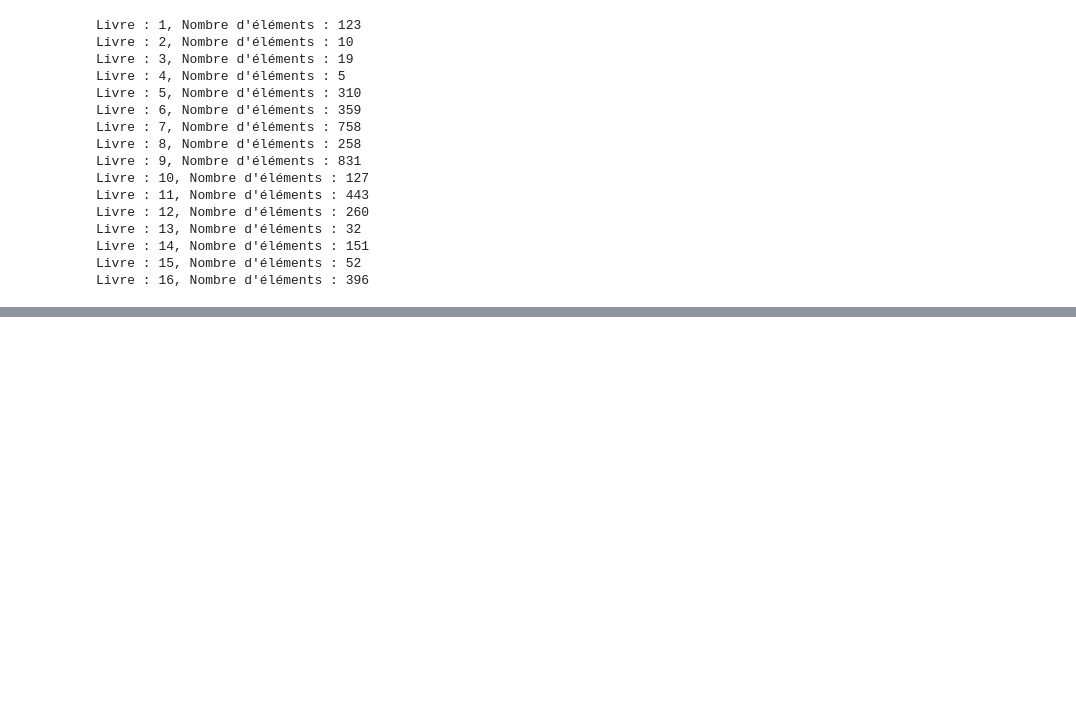
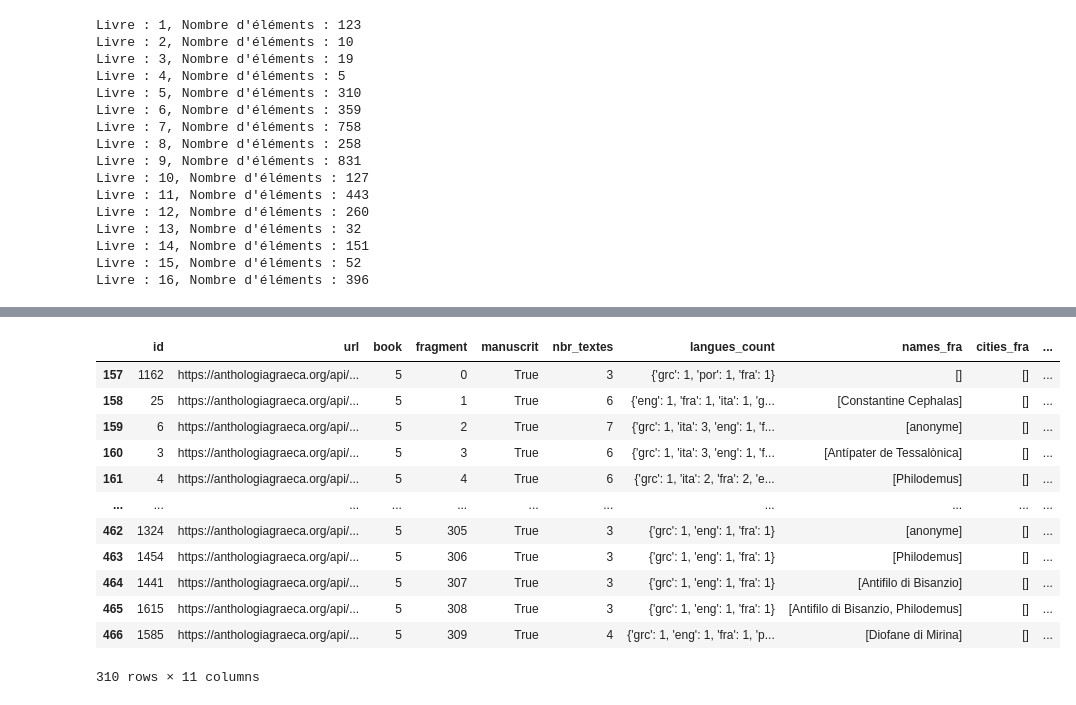
Before and after one commit to MathildeVrst/AG-Viz, a Jupyter notebook: Bokeh.ipynb, the cells around one changed output, grey strips where cells are left out. Cells and saved outputs as stored; diff of their text form; code cells hidden in the pictures; blank space fills up the shorter version.

```diff
--- a/Bokeh.ipynb
+++ b/Bokeh.ipynb
@@ -178,0 +220,18 @@ show(p)
+# %%
+df5_filter = df['book'] == 5
+data5 = df[df5_filter]
+data5
+# %% [output]
+|  | id | url | book | fragment | manuscrit | nbr_textes | langues_count | names_fra | cities_fra | ... |
+| 157 | 1162 | https://anthologiagraeca.org/api/... | 5 | 0 | True | 3 | {'grc': 1, 'por': 1, 'fra': 1} | [] | [] | ... |
+| 158 | 25 | https://anthologiagraeca.org/api/... | 5 | 1 | True | 6 | {'eng': 1, 'fra': 1, 'ita': 1, 'g... | [Constantine Cephalas] | [] | ... |
+| 159 | 6 | https://anthologiagraeca.org/api/... | 5 | 2 | True | 7 | {'grc': 1, 'ita': 3, 'eng': 1, 'f... | [anonyme] | [] | ... |
+| 160 | 3 | https://anthologiagraeca.org/api/... | 5 | 3 | True | 6 | {'grc': 1, 'ita': 3, 'eng': 1, 'f... | [Antípater de Tessalònica] | [] | ... |
+| 161 | 4 | https://anthologiagraeca.org/api/... | 5 | 4 | True | 6 | {'grc': 1, 'ita': 2, 'fra': 2, 'e... | [Philodemus] | [] | ... |
+| ... | ... | ... | ... | ... | ... | ... | ... | ... | ... | ... |
+| 462 | 1324 | https://anthologiagraeca.org/api/... | 5 | 305 | True | 3 | {'grc': 1, 'eng': 1, 'fra': 1} | [anonyme] | [] | ... |
+| 463 | 1454 | https://anthologiagraeca.org/api/... | 5 | 306 | True | 3 | {'grc': 1, 'eng': 1, 'fra': 1} | [Philodemus] | [] | ... |
+| 464 | 1441 | https://anthologiagraeca.org/api/... | 5 | 307 | True | 3 | {'grc': 1, 'eng': 1, 'fra': 1} | [Antifilo di Bisanzio] | [] | ... |
+| 465 | 1615 | https://anthologiagraeca.org/api/... | 5 | 308 | True | 3 | {'grc': 1, 'eng': 1, 'fra': 1} | [Antifilo di Bisanzio, Philodemus] | [] | ... |
+| 466 | 1585 | https://anthologiagraeca.org/api/... | 5 | 309 | True | 4 | {'grc': 1, 'eng': 1, 'fra': 1, 'p... | [Diofane di Mirina] | [] | ... |
+310 rows × 11 columns
```
Also changed, not shown: parts of 4 cells of this notebook, 20 other files.
